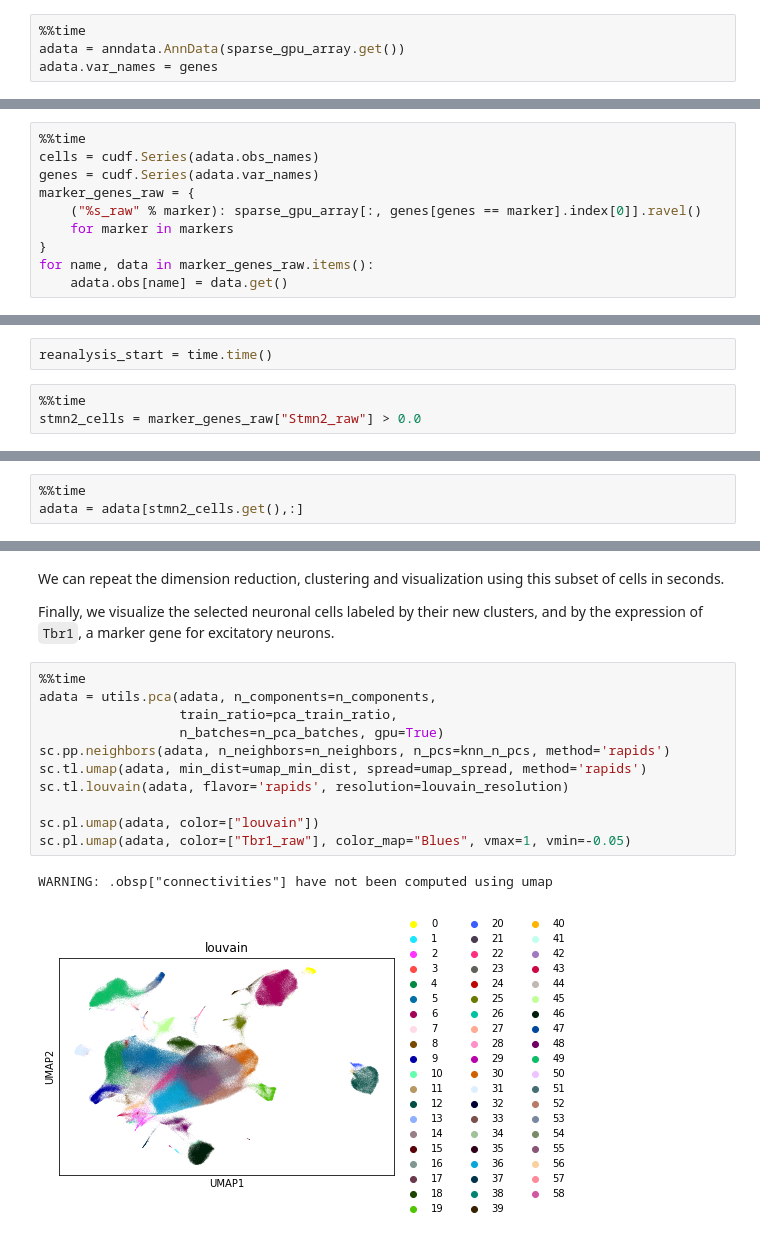
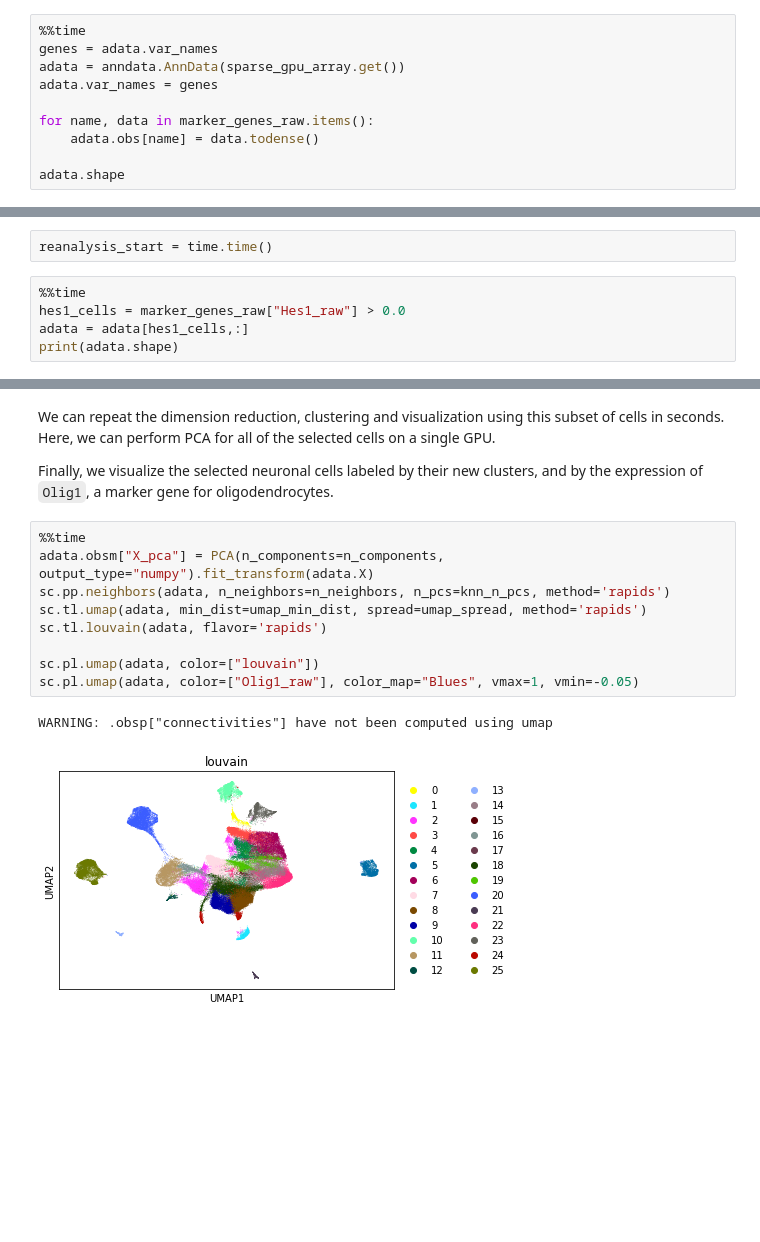
Before and after one commit to NVIDIA-Genomics-Research/rapids-single-cell-examples, a Jupyter notebook: notebooks/1M_brain_gpu_analysis_uvm.ipynb, the cells around one changed output, grey strips where cells are left out. Drawn from its saved outputs; the diff is of its cells as text; blank space fills up the shorter version.

```diff
--- a/notebooks/1M_brain_gpu_analysis_uvm.ipynb
+++ b/notebooks/1M_brain_gpu_analysis_uvm.ipynb
@@ -271,6 +260,12 @@ cluster_start = time.time()
 We store the preprocessed count matrix as an AnnData object, which is currently in host memory. We also add the expression levels of the marker genes as observations to the annData object.
 # %%
 %%time
+genes = adata.var_names
 adata = anndata.AnnData(sparse_gpu_array.get())
 adata.var_names = genes
+
+for name, data in marker_genes_raw.items():
+    adata.obs[name] = data.todense()
+
+adata.shape
 # %% [output]
@@ -279,10 +273,0 @@ Wall time: 8.58 s
-# %%
-%%time
-cells = cudf.Series(adata.obs_names)
-genes = cudf.Series(adata.var_names)
-marker_genes_raw = {
-    ("%s_raw" % marker): sparse_gpu_array[:, genes[genes == marker].index[0]].ravel()
-    for marker in markers
-}
-for name, data in marker_genes_raw.items():
-    adata.obs[name] = data.get()
@@ -410,5 +383,7 @@ The speedup offered by Rapids makes it easy to interactively re-analyze subsets
 reanalysis_start = time.time()
 # %%
 %%time
-stmn2_cells = marker_genes_raw["Stmn2_raw"] > 0.0
+hes1_cells = marker_genes_raw["Hes1_raw"] > 0.0
+adata = adata[hes1_cells,:]
+print(adata.shape)
 # %% [output]
@@ -417,3 +391,0 @@ Wall time: 3.22 ms
-# %%
-%%time
-adata = adata[stmn2_cells.get(),:]
@@ -427,18 +392,16 @@ adata.shape
 # %% [markdown]
-We can repeat the dimension reduction, clustering and visualization using this subset of cells in seconds.
+We can repeat the dimension reduction, clustering and visualization using this subset of cells in seconds. Here, we can perform PCA for all of the selected cells on a single GPU.
 
-Finally, we visualize the selected neuronal cells labeled by their new clusters, and by the expression of `Tbr1`, a marker gene for excitatory neurons.
+Finally, we visualize the selected neuronal cells labeled by their new clusters, and by the expression of `Olig1`, a marker gene for oligodendrocytes.
 # %%
 %%time
-adata = utils.pca(adata, n_components=n_components,
-                  train_ratio=pca_train_ratio,
-                  n_batches=n_pca_batches, gpu=True)
+adata.obsm["X_pca"] = PCA(n_components=n_components, output_type="numpy").fit_transform(adata.X)
 sc.pp.neighbors(adata, n_neighbors=n_neighbors, n_pcs=knn_n_pcs, method='rapids')
 sc.tl.umap(adata, min_dist=umap_min_dist, spread=umap_spread, method='rapids')
-sc.tl.louvain(adata, flavor='rapids', resolution=louvain_resolution)
+sc.tl.louvain(adata, flavor='rapids')
 
 sc.pl.umap(adata, color=["louvain"])
-sc.pl.umap(adata, color=["Tbr1_raw"], color_map="Blues", vmax=1, vmin=-0.05)
+sc.pl.umap(adata, color=["Olig1_raw"], color_map="Blues", vmax=1, vmin=-0.05)
 # %% [output]
 WARNING: .obsp["connectivities"] have not been computed using umap
-[figure, old version]
+[figure, new version]
```
Also changed, not shown: parts of 52 cells of this notebook, 3 other files.
